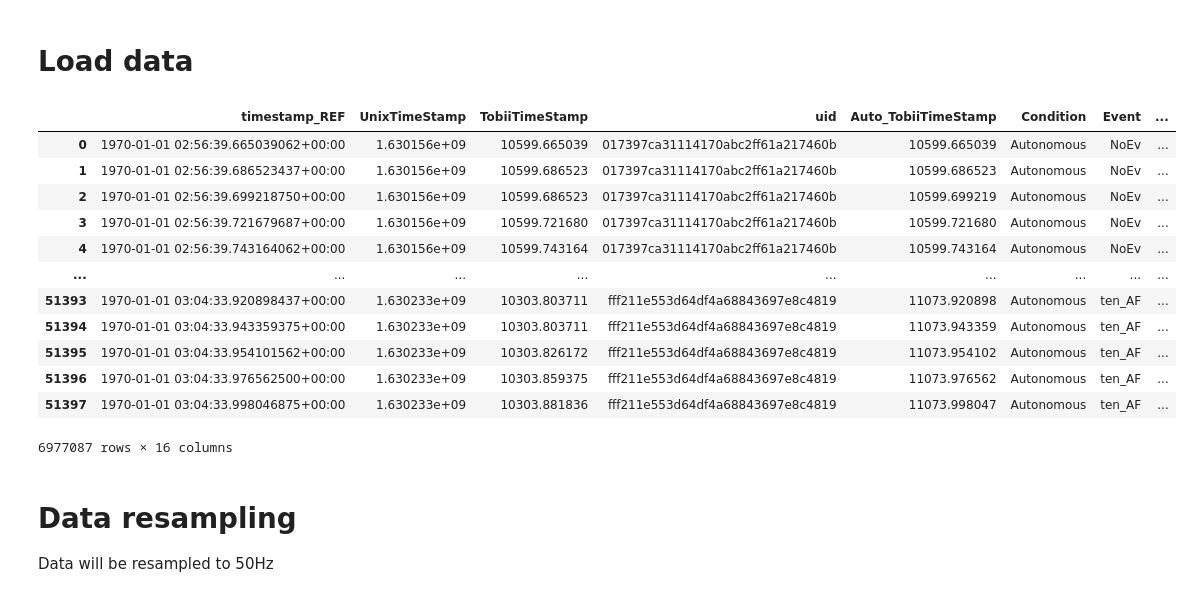
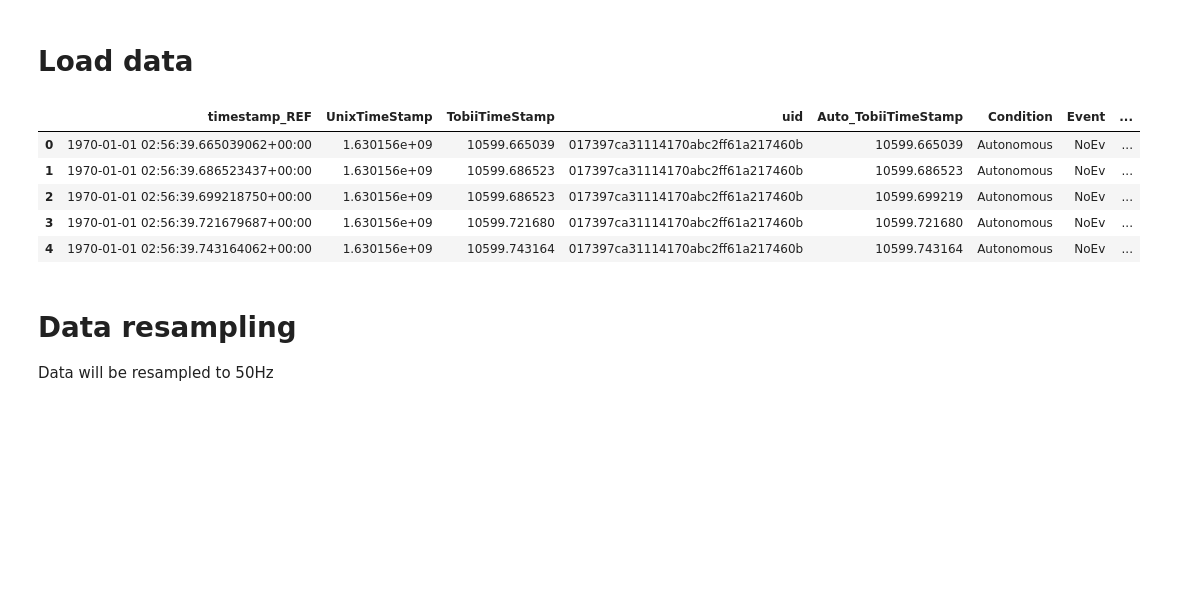
Before and after one commit to JohnMadrid/pca-driving-behavior, a Jupyter notebook: 2-pca.ipynb, the cells around one changed output. Cells and saved outputs as stored; diff of their text form; code cells hidden in the pictures; blank space fills up the shorter version.

```diff
--- a/2-pca.ipynb
+++ b/2-pca.ipynb
@@ -33,28 +42,34 @@ Hosting the HTTP server on port 50736 instead
 # %% [markdown]
 # Load data
 # %%
-# columns to load
+# Check and create 'data' and 'results' folders if they do not exist
+data_folder = 'data'
+results_folder = 'results'
+
+if not os.path.exists(data_folder):
+    os.makedirs(data_folder)
+if not os.path.exists(results_folder):
+    os.makedirs(results_folder)
+
+# Assign folder paths to variables for later use
+DATA_DIR = data_folder
+RESULTS_DIR = results_folder
+
+# Load cleaned data
+# Columns to load
 cols = ['timestamp_REF','UnixTimeStamp','TobiiTimeStamp','Auto_TobiiTimeStamp',
         'uid', 'Condition','Event','eye_theta_h','eye_theta_v','streeringDegree',
-        'CarYaw_degrees','CarRoll_degrees', 'CarPitch_degrees','RelativeHeadYaw_degrees','RelativeHeadPitch_degrees',
-        'RelativeHeadRoll_degrees',]
-# Load cleaned dataset
-df = dd.read_csv('data/EEDA_cleaned.csv', usecols=cols).compute()
-df
+        'CarYaw_degrees','CarRoll_degrees', 'CarPitch_degrees','RelativeHeadYaw_degrees',
+        'RelativeHeadPitch_degrees', 'RelativeHeadRoll_degrees']
+df = dd.read_csv(os.path.join(DATA_DIR, 'EEDA_cleaned.csv'), usecols=cols).compute()
+df.head()
 # %% [output]
 |  | timestamp_REF | UnixTimeStamp | TobiiTimeStamp | uid | Auto_TobiiTimeStamp | Condition | Event | ... |
 | 0 | 1970-01-01 02:56:39.665039062+00:00 | 1.630156e+09 | 10599.665039 | 017397ca31114170abc2ff61a217460b | 10599.665039 | Autonomous | NoEv | ... |
 | 1 | 1970-01-01 02:56:39.686523437+00:00 | 1.630156e+09 | 10599.686523 | 017397ca31114170abc2ff61a217460b | 10599.686523 | Autonomous | NoEv | ... |
 | 2 | 1970-01-01 02:56:39.699218750+00:00 | 1.630156e+09 | 10599.686523 | 017397ca31114170abc2ff61a217460b | 10599.699219 | Autonomous | NoEv | ... |
 | 3 | 1970-01-01 02:56:39.721679687+00:00 | 1.630156e+09 | 10599.721680 | 017397ca31114170abc2ff61a217460b | 10599.721680 | Autonomous | NoEv | ... |
 | 4 | 1970-01-01 02:56:39.743164062+00:00 | 1.630156e+09 | 10599.743164 | 017397ca31114170abc2ff61a217460b | 10599.743164 | Autonomous | NoEv | ... |
-| ... | ... | ... | ... | ... | ... | ... | ... | ... |
-| 51393 | 1970-01-01 03:04:33.920898437+00:00 | 1.630233e+09 | 10303.803711 | fff211e553d64df4a68843697e8c4819 | 11073.920898 | Autonomous | ten_AF | ... |
-| 51394 | 1970-01-01 03:04:33.943359375+00:00 | 1.630233e+09 | 10303.803711 | fff211e553d64df4a68843697e8c4819 | 11073.943359 | Autonomous | ten_AF | ... |
-| 51395 | 1970-01-01 03:04:33.954101562+00:00 | 1.630233e+09 | 10303.826172 | fff211e553d64df4a68843697e8c4819 | 11073.954102 | Autonomous | ten_AF | ... |
-| 51396 | 1970-01-01 03:04:33.976562500+00:00 | 1.630233e+09 | 10303.859375 | fff211e553d64df4a68843697e8c4819 | 11073.976562 | Autonomous | ten_AF | ... |
-| 51397 | 1970-01-01 03:04:33.998046875+00:00 | 1.630233e+09 | 10303.881836 | fff211e553d64df4a68843697e8c4819 | 11073.998047 | Autonomous | ten_AF | ... |
-6977087 rows × 16 columns
 # %% [markdown]
 # Data resampling
 Data will be resampled to 50Hz
```
Also changed, not shown: parts of 45 cells of this notebook, 2 other files.
